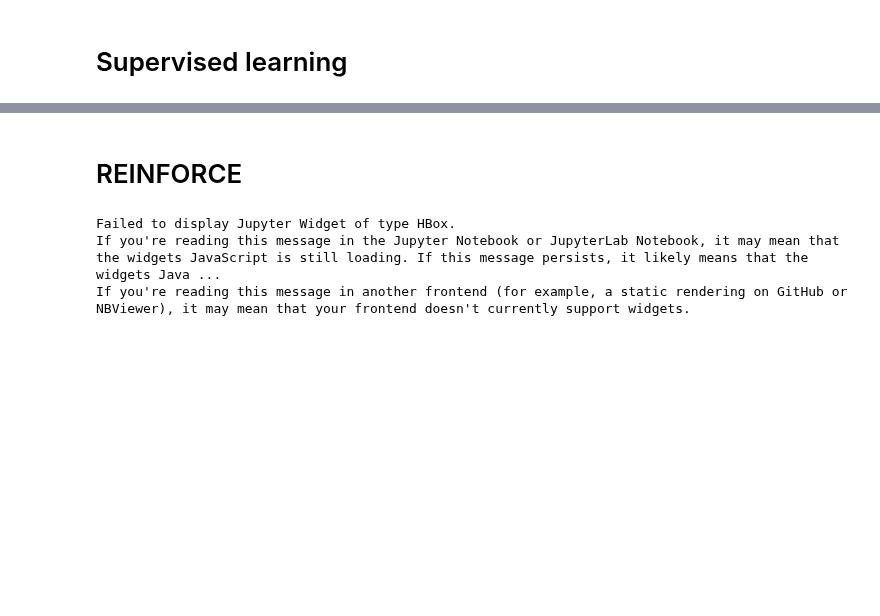
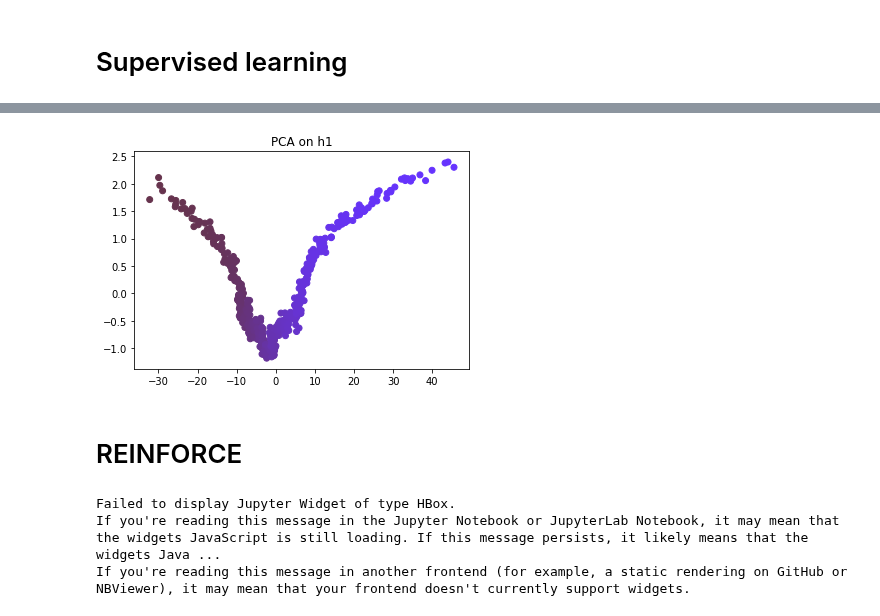
Before and after one commit to felixgaschi/learning-multiagent-communication, a Jupyter notebook: CommNet.ipynb, the cells around one changed output, grey strips where cells are left out. Drawn from its saved outputs; the diff is of its cells as text; code cells hidden in the pictures; blank space fills up the shorter version.

```diff
--- a/CommNet.ipynb
+++ b/CommNet.ipynb
@@ -423,3 +453,15 @@ val reward = 0.665200
+# %%
+from sklearn.decomposition import PCA
+
+pca = PCA(n_components=2)
+
+new_h1 = pca.fit_transform(h1_stat)
+sc = plt.scatter(new_h1[:,0], new_h0[:,1],c=np.array([[0.4,0.2,0.3 + i * 0.7 /new_h1.shape[0], 1.] for i in range(new_h1.shape[0])]))
+plt.title("PCA on h1")
+plt.savefig("PCA_h1_lever.png", dpi=300)
+plt.show()
+# %% [output]
+[figure, added]
 # %% [markdown]
 # REINFORCE
 # %%
```
Also changed, not shown: parts of 6 cells of this notebook.
